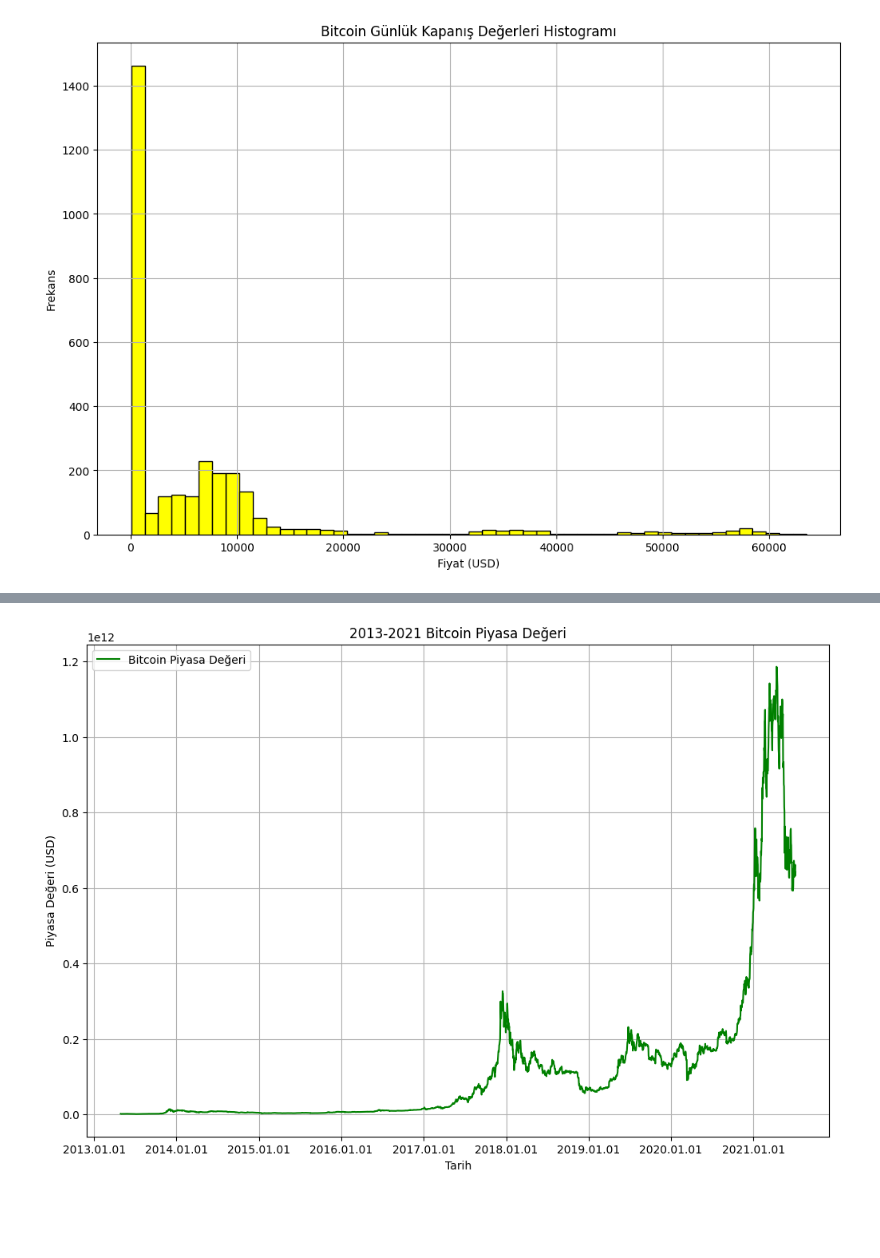
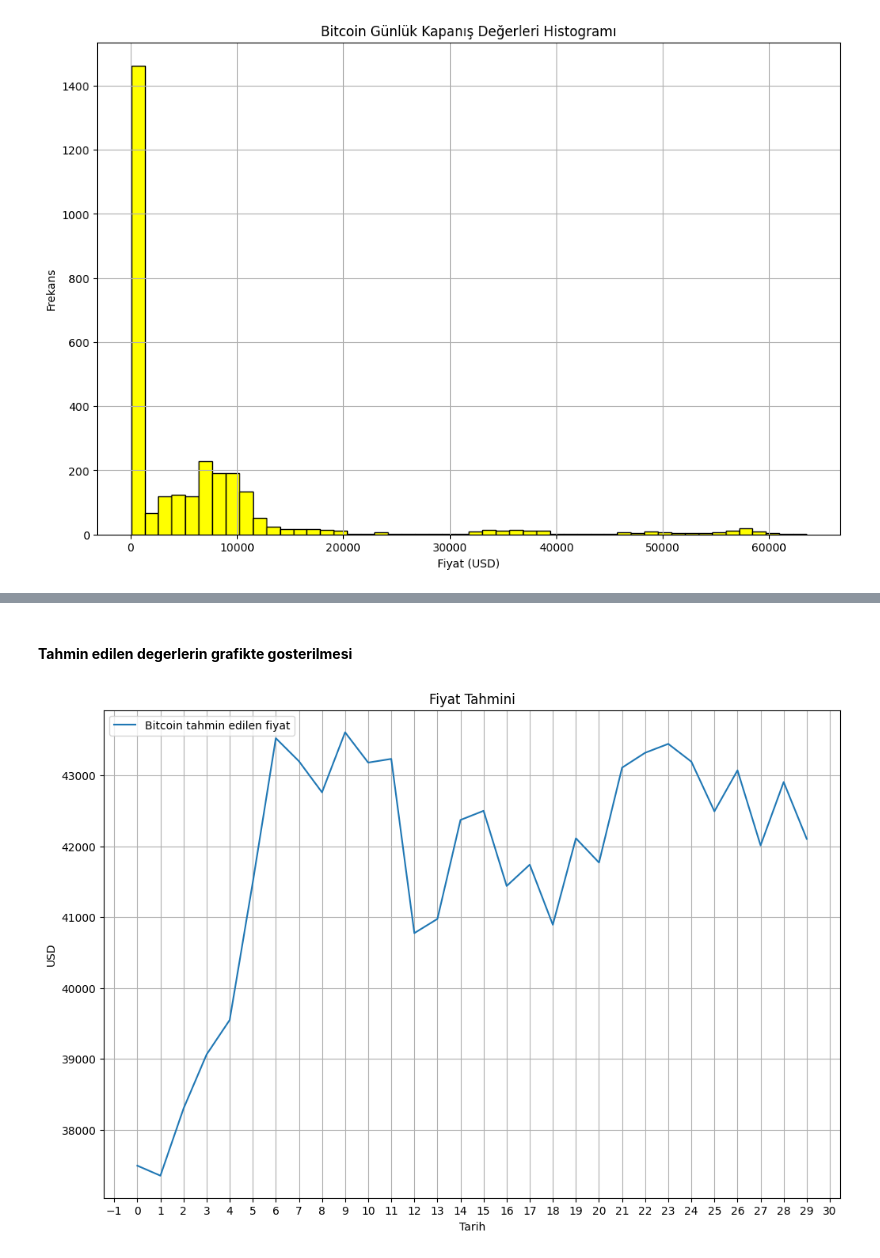
Before and after one commit to ErenElagz/Bitcoin-Price-Prediction, a Jupyter notebook: index.ipynb, the cells around one changed output, grey strips where cells are left out. Saved outputs shown, nothing was run; the diff lists cells and outputs as text; code cells hidden in the pictures; blank space fills up the shorter version.

```diff
--- a/index.ipynb
+++ b/index.ipynb
@@ -46,0 +58,8 @@ plt.show()
+# %%
+
+bitcoin_df = pd.read_csv('BTC-USD.csv')
+projection_bitcoin = 30
+bitcoin_df['Prediction'] = bitcoin_df[['Close']].shift(-projection_bitcoin)
+X_Bitcoin = np.array(bitcoin_df[['Close']])
+X_Bitcoin = X_Bitcoin[:-projection_bitcoin]
+print(X_Bitcoin)
@@ -46,0 +71,6 @@ plt.show()
+# %%
+
+y_Bitcoin = bitcoin_df['Prediction'].values
+y_Bitcoin = y_Bitcoin[:-projection_bitcoin]
+print(y_Bitcoin)
+x_train_Bitcoin, x_test_Bitcoin, y_train_Bitcoin, y_test_Bitcoin = train_test_split(X_Bitcoin,y_Bitcoin,test_size=0.20)
@@ -47,14 +143,14 @@ plt.show()
+# %% [markdown]
+#### **Tahmin edilen degerlerin grafikte gosterilmesi**
 # %%
-# Yıllara Göre Bitcoin Piyasa Değeri
 plt.figure(figsize=(12, 8))
-plt.plot(df['Date'], df['Marketcap'], label='Bitcoin Piyasa Değeri', color='green')
-plt.gca().xaxis.set_major_locator(mdates.AutoDateLocator())
-plt.gca().xaxis.set_major_formatter(mdates.DateFormatter('%Y.%m.%d'))
-plt.title('2013-2021 Bitcoin Piyasa Değeri')
+plt.plot(linReg_prediction_Bitcoin, label='Bitcoin tahmin edilen fiyat')
+plt.gca().xaxis.set_major_locator(mdates.DayLocator())
+plt.title('Fiyat Tahmini')
 plt.xlabel('Tarih')
-plt.ylabel('Piyasa Değeri (USD)')
+plt.ylabel('USD')
 plt.legend(loc='upper left')
 plt.grid(True)
 plt.show()
 # %% [output]
-[figure, old version]
+[figure, new version]
```
Also changed, not shown: parts of 27 cells of this notebook.
